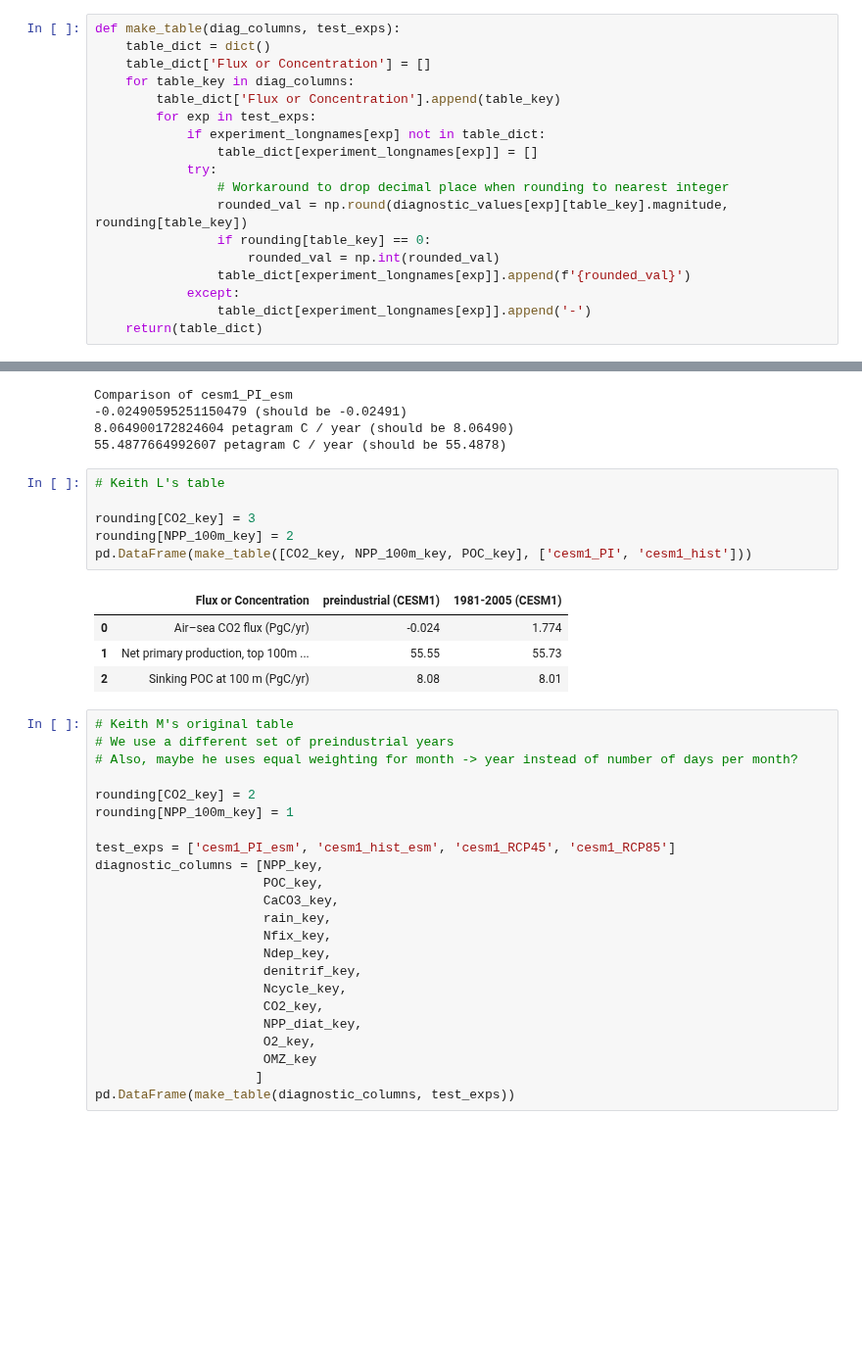
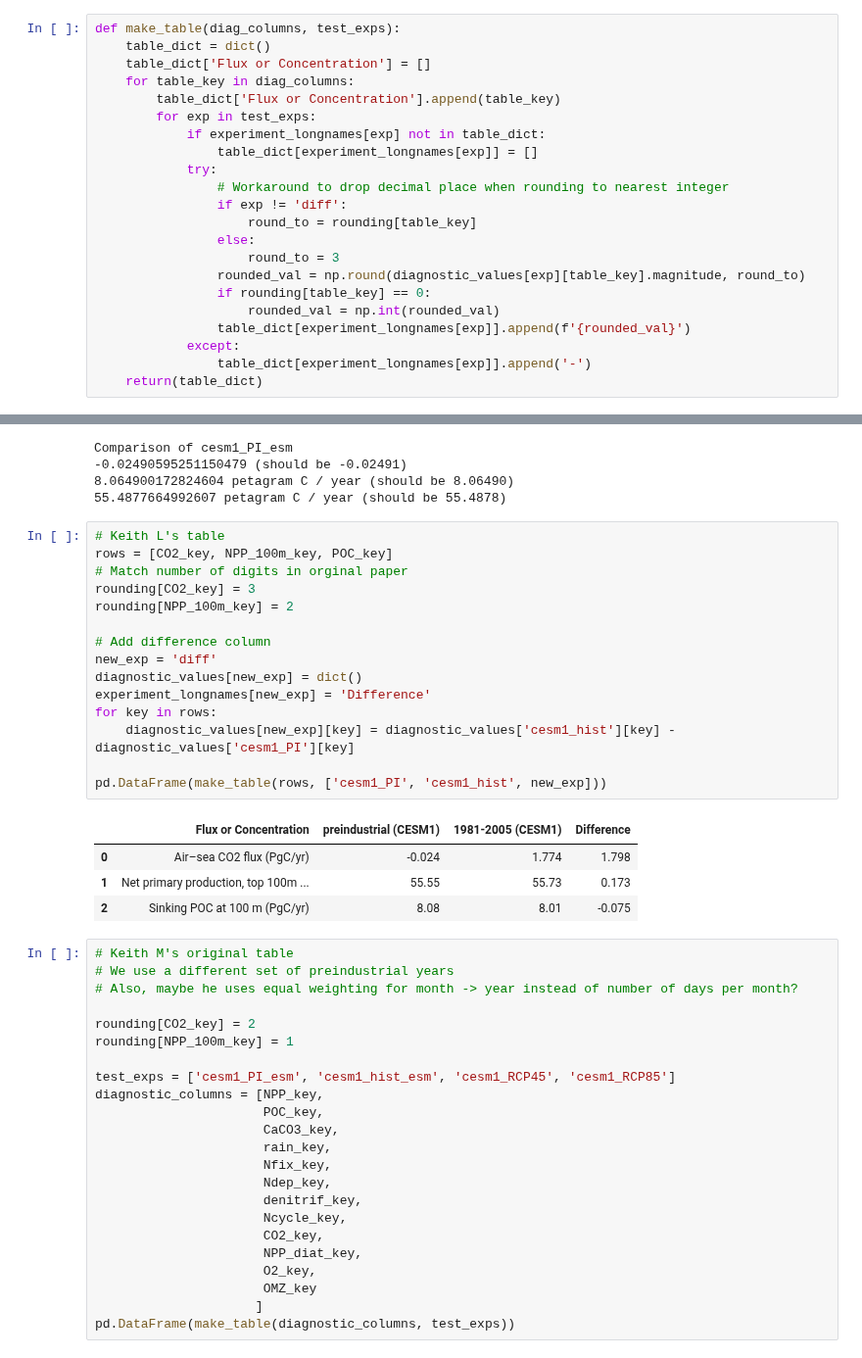
Before and after one commit to marbl-ecosys/cesm2-marbl, a Jupyter notebook: notebooks/Global Flux Table.ipynb, the cells around one changed output, grey strips where cells are left out. Shown at 98% size. Drawn from its saved outputs; the diff is of its cells as text; blank space fills up the shorter version.

Commit message:
Add "Difference" column to Keith L table
Required a small update to make_table() to ensure 3 digits in the column

```diff
--- a/notebooks/Global Flux Table.ipynb
+++ b/notebooks/Global Flux Table.ipynb
@@ -712,7 +712,11 @@ def make_table(diag_columns, test_exps):
                 table_dict[experiment_longnames[exp]] = []
             try:
                 # Workaround to drop decimal place when rounding to nearest integer
-                rounded_val = np.round(diagnostic_values[exp][table_key].magnitude, rounding[table_key])
+                if exp != 'diff':
+                    round_to = rounding[table_key]
+                else:
+                    round_to = 3
+                rounded_val = np.round(diagnostic_values[exp][table_key].magnitude, round_to)
                 if rounding[table_key] == 0:
                     rounded_val = np.int(rounded_val)
                 table_dict[experiment_longnames[exp]].append(f'{rounded_val}')
@@ -761,17 +765,26 @@ Comparison of cesm1_PI_esm
 -0.02490595251150479 (should be -0.02491)
 8.064900172824604 petagram C / year (should be 8.06490)
 55.4877664992607 petagram C / year (should be 55.4878)
-# %%
-# Keith L's table
-
-rounding[CO2_key] = 3
-rounding[NPP_100m_key] = 2
-pd.DataFrame(make_table([CO2_key, NPP_100m_key, POC_key], ['cesm1_PI', 'cesm1_hist']))
-# %% [output]
-|  | Flux or Concentration | preindustrial (CESM1) | 1981-2005 (CESM1) |
-| 0 | Air–sea CO2 flux (PgC/yr) | -0.024 | 1.774 |
-| 1 | Net primary production, top 100m ... | 55.55 | 55.73 |
-| 2 | Sinking POC at 100 m (PgC/yr) | 8.08 | 8.01 |
+# %%
+# Keith L's table
+rows = [CO2_key, NPP_100m_key, POC_key]
+# Match number of digits in orginal paper
+rounding[CO2_key] = 3
+rounding[NPP_100m_key] = 2
+
+# Add difference column
+new_exp = 'diff'
+diagnostic_values[new_exp] = dict()
+experiment_longnames[new_exp] = 'Difference'
+for key in rows:
+    diagnostic_values[new_exp][key] = diagnostic_values['cesm1_hist'][key] - diagnostic_values['cesm1_PI'][key]
+
+pd.DataFrame(make_table(rows, ['cesm1_PI', 'cesm1_hist', new_exp]))
+# %% [output]
+|  | Flux or Concentration | preindustrial (CESM1) | 1981-2005 (CESM1) | Difference |
+| 0 | Air–sea CO2 flux (PgC/yr) | -0.024 | 1.774 | 1.798 |
+| 1 | Net primary production, top 100m ... | 55.55 | 55.73 | 0.173 |
+| 2 | Sinking POC at 100 m (PgC/yr) | 8.08 | 8.01 | -0.075 |
 # %%
 # Keith M's original table
 # We use a different set of preindustrial years
```
